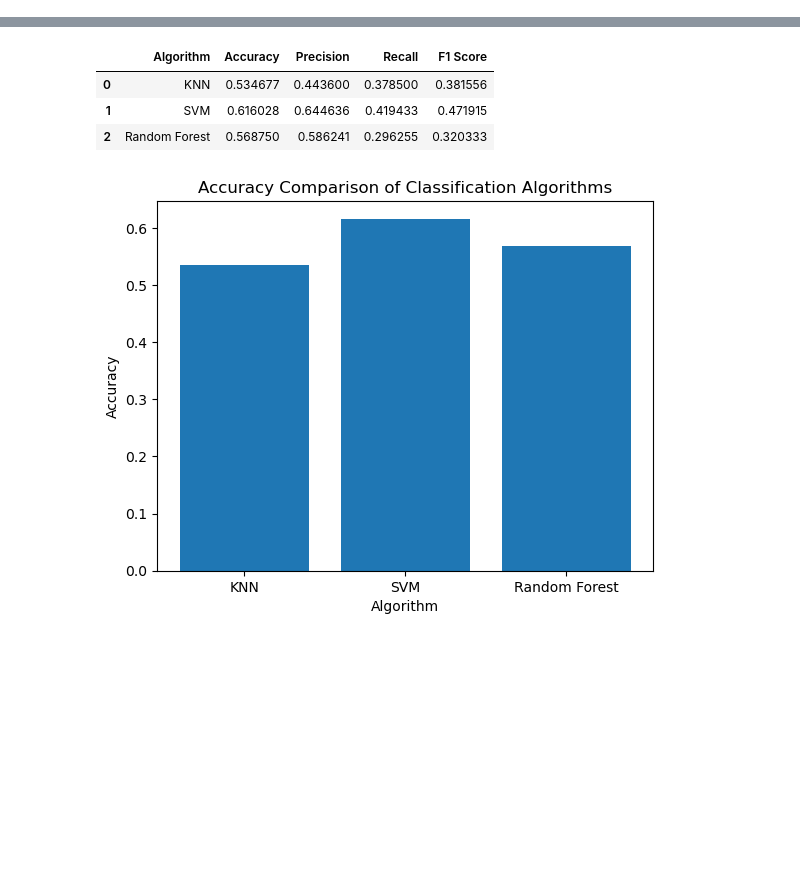
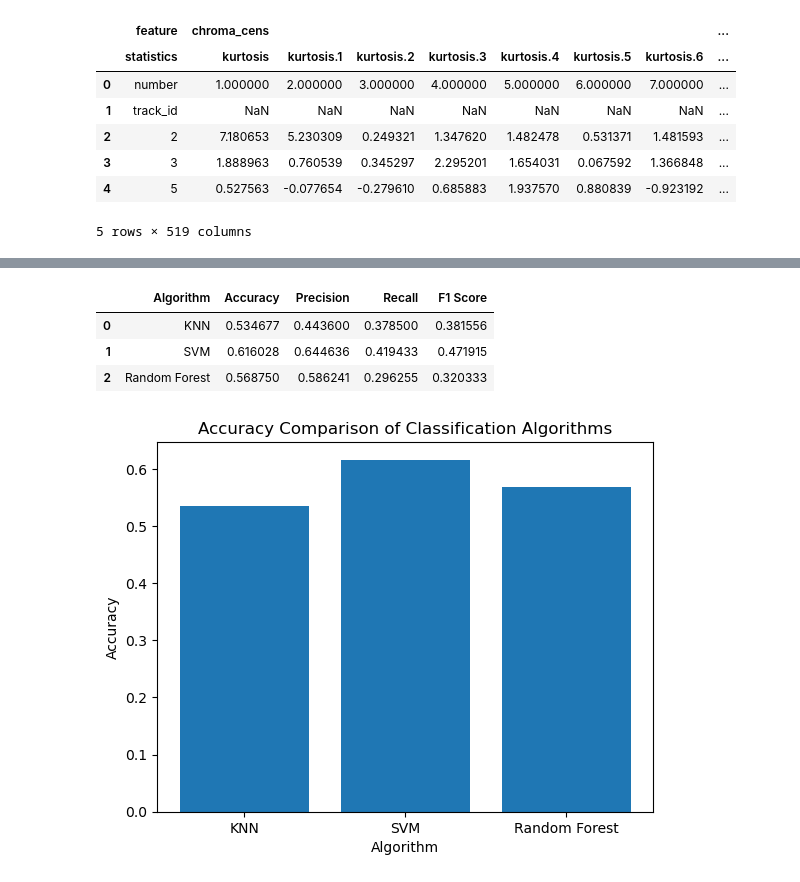
Before and after one commit to Prakrit-Rai/Music-Genre-Classification, a Jupyter notebook: Music Genre Classification.ipynb, the cells around one changed output, grey strips where cells are left out. Drawn from its saved outputs; the diff is of its cells as text; code cells hidden in the pictures; blank space fills up the shorter version.

```diff
--- a/Music Genre Classification.ipynb
+++ b/Music Genre Classification.ipynb
@@ -16,0 +28,11 @@ genres = pd.read_csv("genres.csv")
+# %%
+features.head()
+# %% [output]
+|  | feature | chroma_cens |  |  |  |  |  |  | ... |
+|  | statistics | kurtosis | kurtosis.1 | kurtosis.2 | kurtosis.3 | kurtosis.4 | kurtosis.5 | kurtosis.6 | ... |
+| 0 | number | 1.000000 | 2.000000 | 3.000000 | 4.000000 | 5.000000 | 6.000000 | 7.000000 | ... |
+| 1 | track_id | NaN | NaN | NaN | NaN | NaN | NaN | NaN | ... |
+| 2 | 2 | 7.180653 | 5.230309 | 0.249321 | 1.347620 | 1.482478 | 0.531371 | 1.481593 | ... |
+| 3 | 3 | 1.888963 | 0.760539 | 0.345297 | 2.295201 | 1.654031 | 0.067592 | 1.366848 | ... |
+| 4 | 5 | 0.527563 | -0.077654 | -0.279610 | 0.685883 | 1.937570 | 0.880839 | -0.923192 | ... |
+5 rows × 519 columns
```
Also changed, not shown: parts of 6 cells of this notebook.
